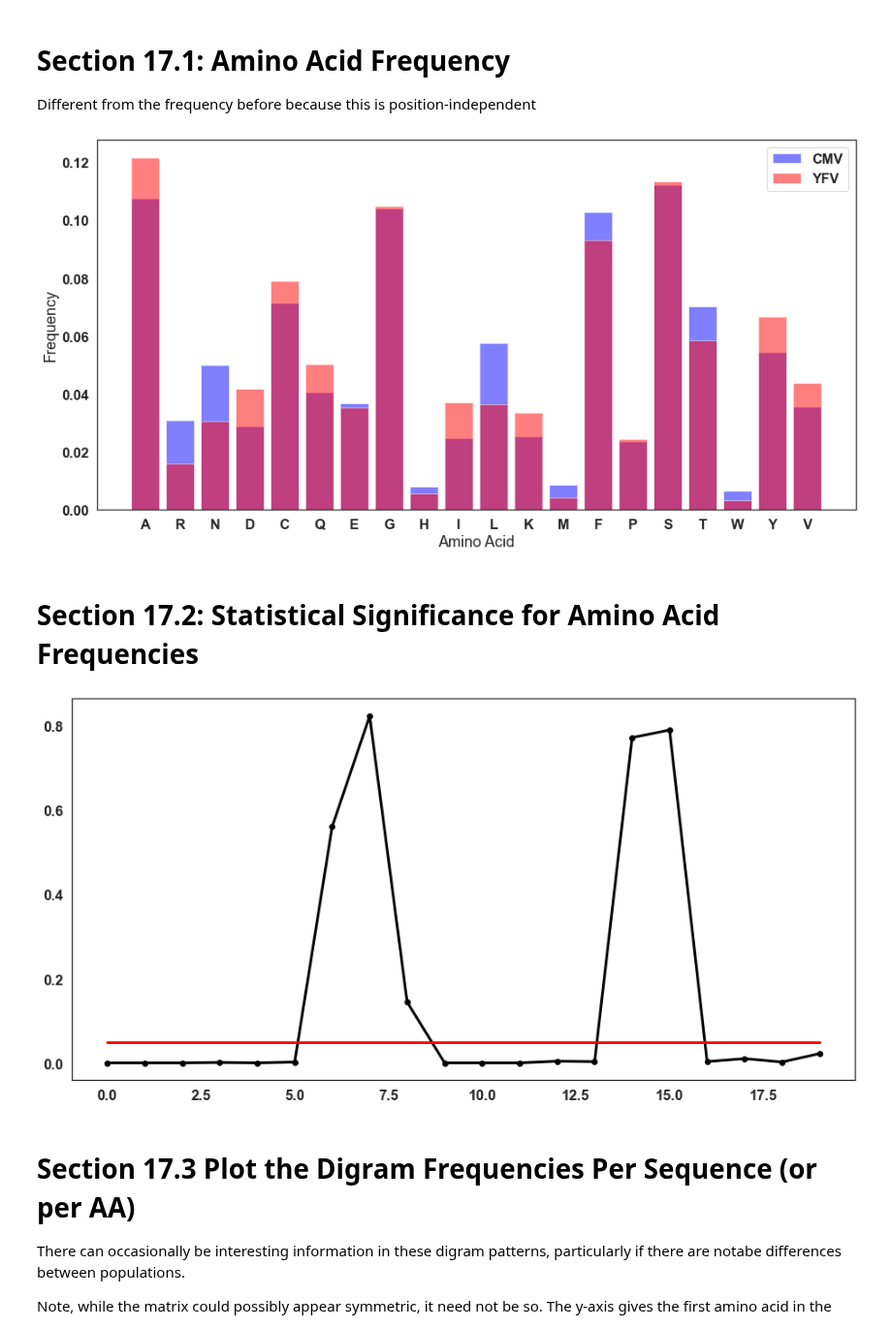
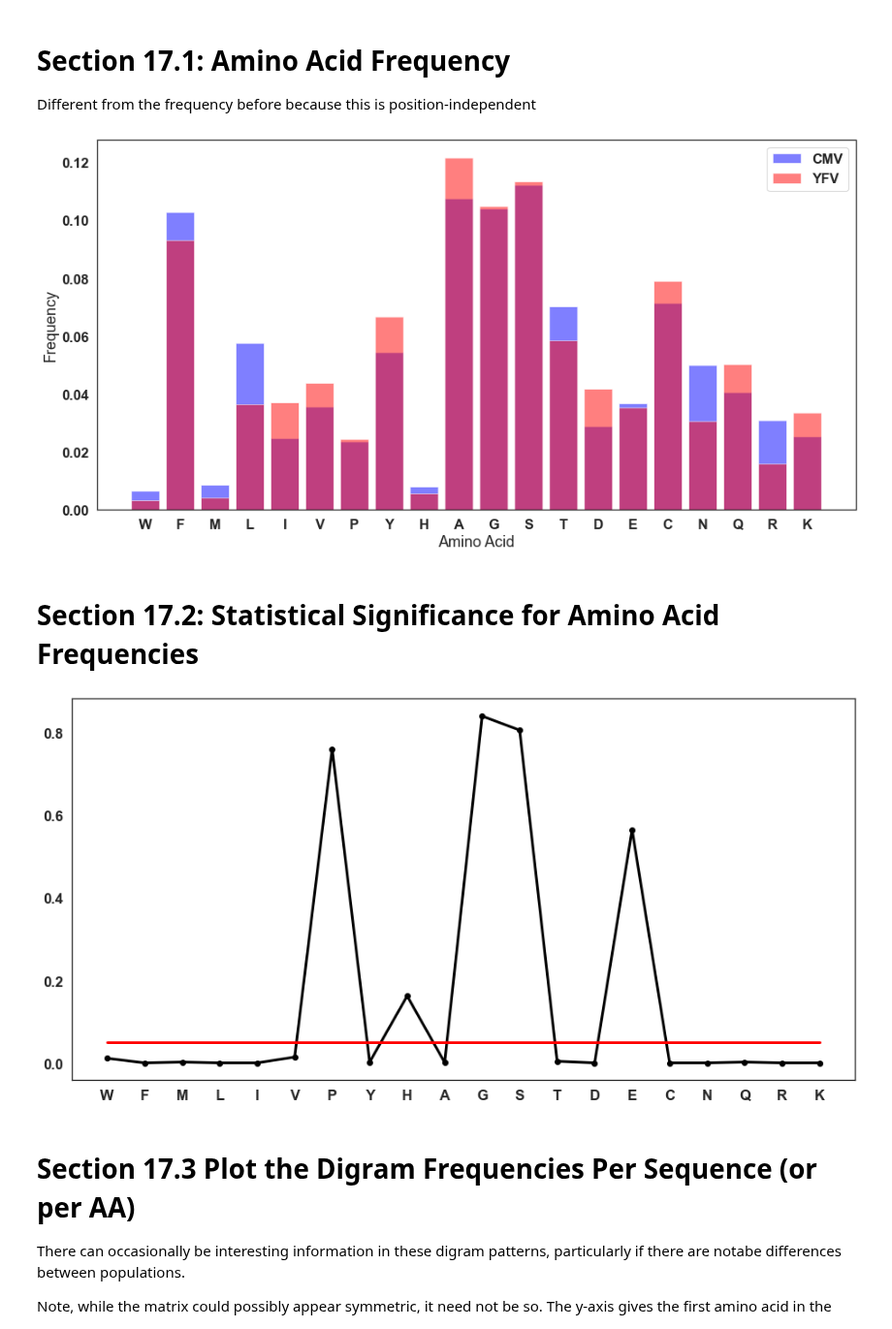
Before and after one commit to ctboughter/AIMS, a Jupyter notebook: AIMS_notebook.ipynb, the cells around one changed output. Shown at 97% size. Saved outputs shown, nothing was run; the diff lists cells and outputs as text; code cells hidden in the pictures.

```diff
--- a/AIMS_notebook.ipynb
+++ b/AIMS_notebook.ipynb
@@ -264,7 +282,7 @@ elif molecule.lower() == 'msa':
 if parallel_process:
     import multiprocessing as mp
     def boot_it(data):
-        bigass = classy.get_bigass_matrix(dsetF[:,data[0]:data[1]], giveSize = mat_size, alignment = align,special = special, norm=normalize,bulge_pad=pad)
+        bigass = classy.get_bigass_matrix(dsetF[:,data[0]:data[1]], AA_key=my_AA_key,AA_key_dash=my_AA_key_dash,giveSize = mat_size, alignment = align,special = special, norm=normalize,bulge_pad=pad)
         return(bigass)
     def do_boot(data):
         with mp.Pool() as pool:
@@ -277,7 +295,7 @@ if parallel_process:
     total_mat = np.concatenate(big_pre, axis = 0)
 else:
     #################### Or, Don't Parallelize to CREATE BIG MATRIX #######################
-    bigass = classy.get_bigass_matrix(dsetF, giveSize = mat_size, alignment = align, norm = normalize,special=special,bulge_pad=pad )
+    bigass = classy.get_bigass_matrix(dsetF,AA_key=my_AA_key,AA_key_dash=my_AA_key_dash, giveSize = mat_size, alignment = align, norm = normalize,special=special,bulge_pad=pad )
     total_mat = bigass
 
 # Generate a large list of property names and matrix positions so you can pinpoint strong
@@ -1090,14 +1110,26 @@ Note: Need to have run Shannon Entropy Calculation first
 fig, ax = pl.subplots(1, 2,squeeze=False,figsize=(18,10))
 #pl.title(str(label[0])+ ' AA Frequency - ' + str(label[1]) + ' AA Frequency')
 
+AA_key=['A','R','N','D','C','Q','E','G','H','I','L','K','M','F','P','S','T','W','Y','V']
 
-x=ax[0,0].pcolormesh(frequencies[0][:,1:],vmin=0,vmax=0.25,cmap=cm.Greys)
-x=ax[0,1].pcolormesh(frequencies[1][:,1:],vmin=0,vmax=0.25,cmap=cm.Greys)
+freq1 = pandas.DataFrame(frequencies[0][:,1:])
+freq2 = pandas.DataFrame(frequencies[1][:,1:])
 
+freq1.columns = AA_key
+freq2.columns = AA_key
 
-AA_key=['A','R','N','D','C','Q','E','G','H','I','L','K','M','F','P','S','T','W','Y','V']
+if custom_key:
+    freq1 = freq1[my_AA_key]
+    freq2 = freq2[my_AA_key]
+    fin_key = my_AA_key
+else:
+    fin_key = AA_key
+
+x=ax[0,0].pcolormesh(freq1,vmin=0,vmax=0.25,cmap=cm.Greys)
+x=ax[0,1].pcolormesh(freq2,vmin=0,vmax=0.25,cmap=cm.Greys)
+
 #pl.colorbar(x); pl.ylabel('Sequence Position')
-xax=pl.setp(ax,xticks=np.arange(20)+0.5,xticklabels=AA_key)
+xax=pl.setp(ax,xticks=np.arange(20)+0.5,xticklabels=fin_key)
 
 place=0
 if type(mat_size) == int:
@@ -1114,5 +1146,5 @@ ax[0,0].set_ylabel("Sequence Position")
 ax[0,1].set_ylabel("Sequence Position")
 
 #pl.colorbar(x)
-pl.savefig('/Users/boughterct/Desktop/AA_freq_sides.pdf',format='pdf')
+pl.savefig(outputDir+'/AIMS_freq_sides.pdf',format='pdf')
 # %% [output]
@@ -1288,23 +1326,31 @@ Different from the frequency before because this is position-independent
 # %%
 # Need to get back just our sequences of interest.
 seq1 = sub_seqF.loc[ref_sub[ref_sub[len(sub_matF)-1] == 0].index]
 seq2 = sub_seqF.loc[ref_sub[ref_sub[len(sub_matF)-1] == 1].index]
 # Calculate both position-insensitive amino acid frequency and digram frequencies
 # Can either normalize to the # of sequences or total number of AA (num_seq or num_AA)
 AA_freq_all1, digram_all1 = aims.full_AA_freq(seq1,norm='num_AA')
 AA_freq_all2, digram_all2 = aims.full_AA_freq(seq2,norm='num_AA')
 
+freqAll1 = np.transpose(pandas.DataFrame(AA_freq_all1))
+freqAll1.columns = AA_key
+freqAll2 = np.transpose(pandas.DataFrame(AA_freq_all2))
+freqAll2.columns = AA_key
+
+freqAll1_df = freqAll1[fin_key]
+freqAll2_df = freqAll2[fin_key]
+
 fig, ax = pl.subplots(1, 1,squeeze=False,figsize=(16,8))
-ax[0,0].bar(np.arange(len(AA_freq_all1)),AA_freq_all1, color='blue',alpha=0.5)
-ax[0,0].bar(np.arange(len(AA_freq_all2)),AA_freq_all2,color='red',alpha=0.5)
-xax=pl.setp(ax,xticks=np.arange(20),xticklabels=AA_key)
+ax[0,0].bar(np.arange(len(AA_freq_all1)),freqAll1_df.values[0], color='blue',alpha=0.5)
+ax[0,0].bar(np.arange(len(AA_freq_all2)),freqAll2_df.values[0],color='red',alpha=0.5)
+xax=pl.setp(ax,xticks=np.arange(20),xticklabels=fin_key)
 ax[0,0].legend([label[0],label[1]])
 #ax[1,0].legend([label[2],label[3]])2
 pl.ylabel('Frequency')
 pl.xlabel('Amino Acid')
 pl.savefig(outputDir+'/AIMS_AAnetProb.pdf',format='pdf')
 # %% [output]
-[figure, old version]
+[figure, new version]
 # %% [markdown]
 # Section 17.2: Statistical Significance for Amino Acid Frequencies
 # %%
@@ -1313,12 +1359,17 @@ data2 = seqF[ref_sub[ref_sub[len(sub_matF)-1] == 1].index]
 
 p_freq = aims.do_statistics(data1,data2,num_reps=1000,test='function',test_func=aims.full_AA_freq,func_val = 0)
 
+p_df = np.transpose(pandas.DataFrame(p_freq))
+p_df.columns = AA_key
+p_df_fin = p_df[fin_key]
+
 fig, ax = pl.subplots(1, 1,squeeze=False,figsize=(16,8))
-pl.plot(p_freq,marker='o',linewidth=3,color='black')
+pl.plot(p_df_fin.values[0],marker='o',linewidth=3,color='black')
 pl.plot(np.arange(20),np.ones(20)*0.05,linewidth=3,color='red')
+xax=pl.setp(ax,xticks=np.arange(20),xticklabels=fin_key)
 pl.savefig(outputDir+'/AIMS_AAnetProb_pval.pdf',format='pdf')
 # %% [output]
-[figure, old version]
+[figure, new version]
 # %% [markdown]
 # Section 17.3 Plot the Digram Frequencies Per Sequence (or per AA)
 There can occasionally be interesting information in these digram patterns, particularly if there are notabe differences between populations.
```
Also changed, not shown: parts of 16 cells of this notebook, 2 other files.
